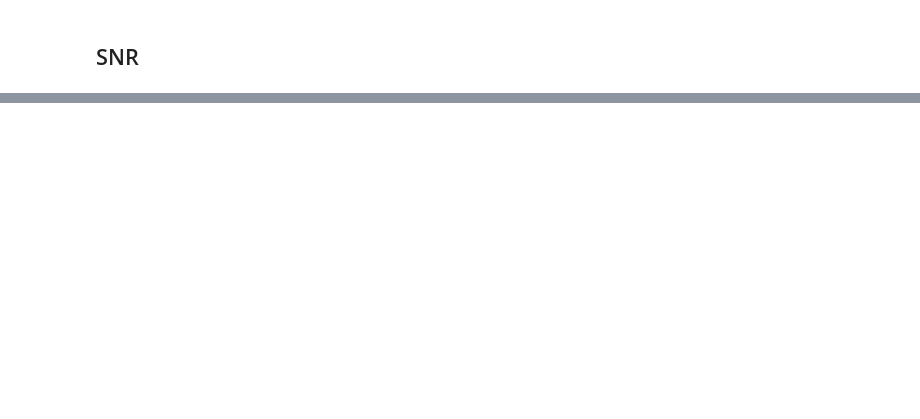
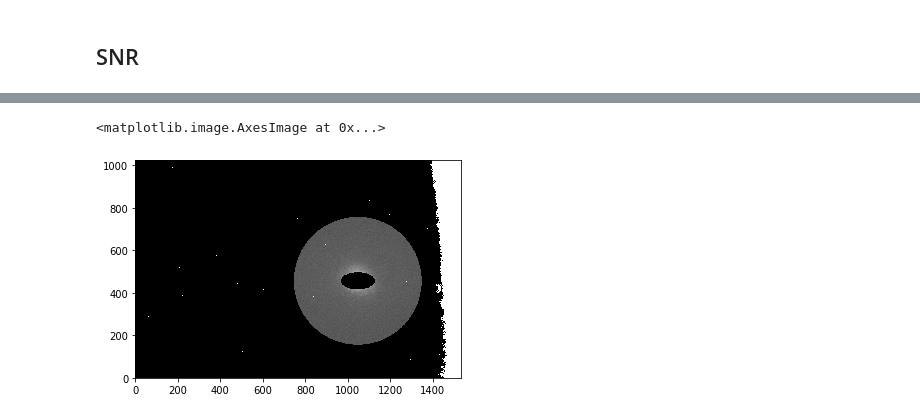
Before and after one commit to lucaspauker/phys100-final-project, a Jupyter notebook: M94_Data_Reduction.ipynb, the cells around one changed output, grey strips where cells are left out. Saved outputs shown, nothing was run; the diff lists cells and outputs as text; code cells hidden in the pictures; blank space fills up the shorter version.

```diff
--- a/M94_Data_Reduction.ipynb
+++ b/M94_Data_Reduction.ipynb
@@ -248,0 +257,5 @@ plt.show()
+# %%
+plt.imshow(calim*(ib))
+# %% [output]
+<matplotlib.image.AxesImage at 0x...>
+[figure, added]
```
Also changed, not shown: parts of 20 cells of this notebook.
